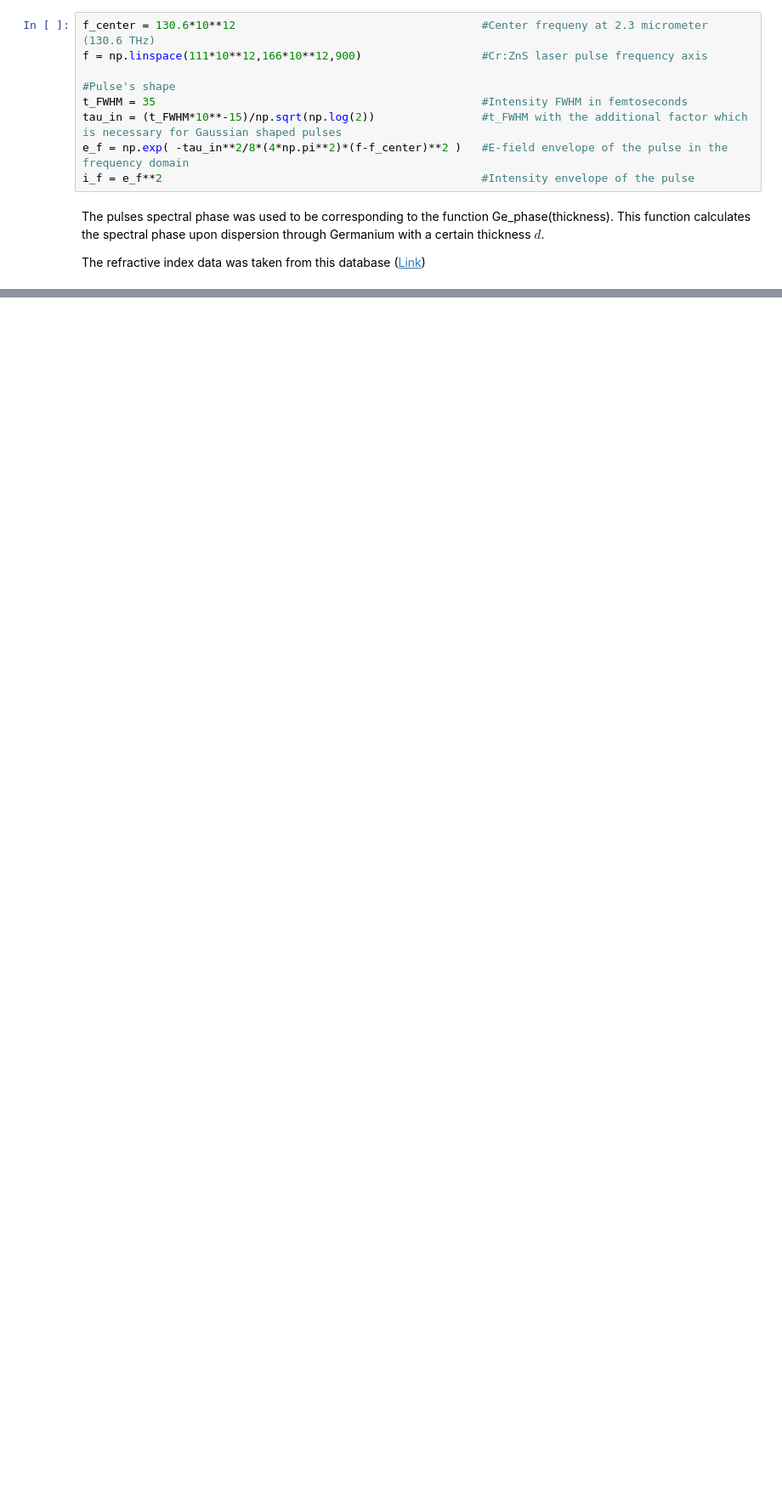
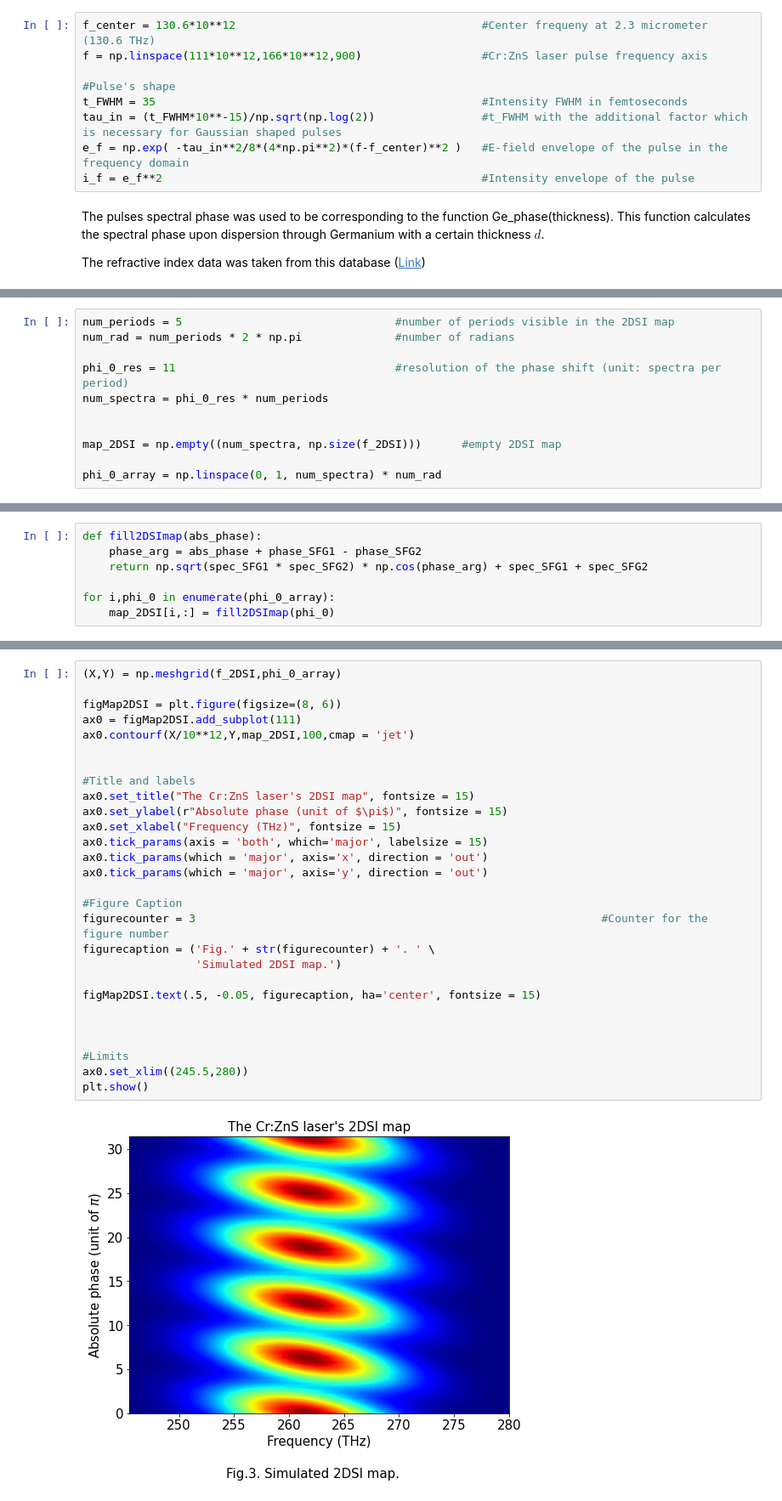
Before and after one commit to tobikugel/2DSI_algorithm, a Jupyter notebook: 2DSI_Map_Creator.ipynb, the cells around one changed output, grey strips where cells are left out. Shown: that part at 85% size. Saved outputs shown, nothing was run; the diff lists cells and outputs as text; blank space fills up the shorter version.

```diff
--- a/2DSI_Map_Creator.ipynb
+++ b/2DSI_Map_Creator.ipynb
@@ -45,0 +172,11 @@ def Ge_phase(d):
+# %%
+num_periods = 5                                #number of periods visible in the 2DSI map
+num_rad = num_periods * 2 * np.pi              #number of radians
+
+phi_0_res = 11                                 #resolution of the phase shift (unit: spectra per period)
+num_spectra = phi_0_res * num_periods
+
+
+map_2DSI = np.empty((num_spectra, np.size(f_2DSI)))      #empty 2DSI map
+
+phi_0_array = np.linspace(0, 1, num_spectra) * num_rad
@@ -45,0 +185,7 @@ def Ge_phase(d):
+# %%
+def fill2DSImap(abs_phase):
+    phase_arg = abs_phase + phase_SFG1 - phase_SFG2
+    return np.sqrt(spec_SFG1 * spec_SFG2) * np.cos(phase_arg) + spec_SFG1 + spec_SFG2
+
+for i,phi_0 in enumerate(phi_0_array):
+    map_2DSI[i,:] = fill2DSImap(phi_0)
@@ -45,0 +194,30 @@ def Ge_phase(d):
+# %%
+(X,Y) = np.meshgrid(f_2DSI,phi_0_array)
+
+figMap2DSI = plt.figure(figsize=(8, 6))
+ax0 = figMap2DSI.add_subplot(111)
+ax0.contourf(X/10**12,Y,map_2DSI,100,cmap = 'jet')
+
+
+#Title and labels
+ax0.set_title("The Cr:ZnS laser's 2DSI map", fontsize = 15)
+ax0.set_ylabel(r"Absolute phase (unit of $\pi$)", fontsize = 15)
+ax0.set_xlabel("Frequency (THz)", fontsize = 15)
+ax0.tick_params(axis = 'both', which='major', labelsize = 15)
+ax0.tick_params(which = 'major', axis='x', direction = 'out')
+ax0.tick_params(which = 'major', axis='y', direction = 'out')
+
+#Figure Caption
+figurecounter = 3                                                             #Counter for the figure number
+figurecaption = ('Fig.' + str(figurecounter) + '. ' \
+                 'Simulated 2DSI map.')
+
+figMap2DSI.text(.5, -0.05, figurecaption, ha='center', fontsize = 15)
+
+
+
+#Limits
+ax0.set_xlim((245.5,280))
+plt.show()
+# %% [output]
+[figure, added]
```
Also changed, not shown: parts of 15 cells of this notebook.
